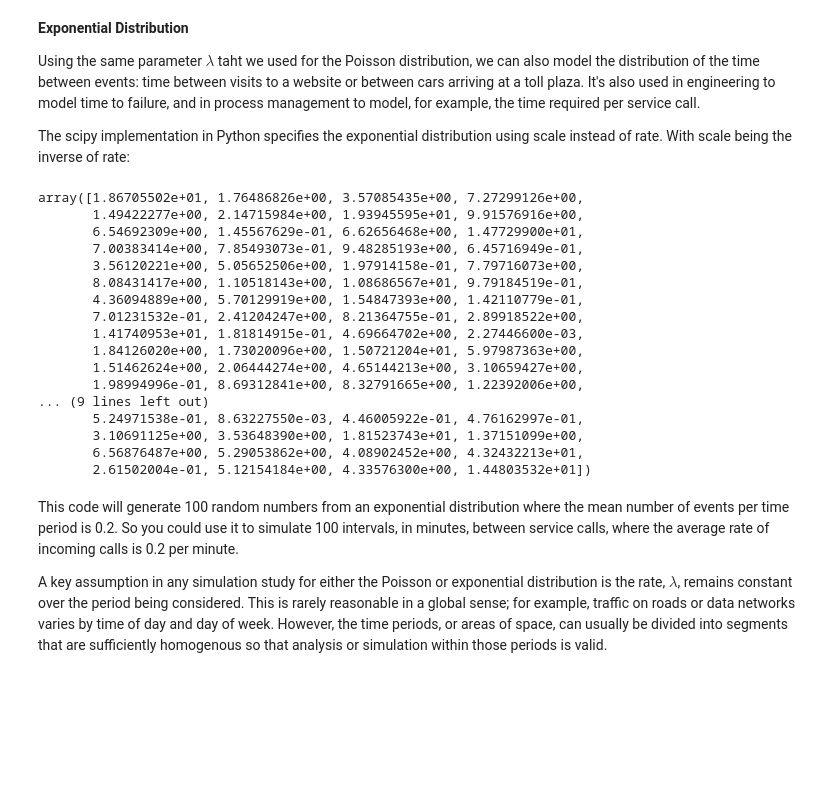
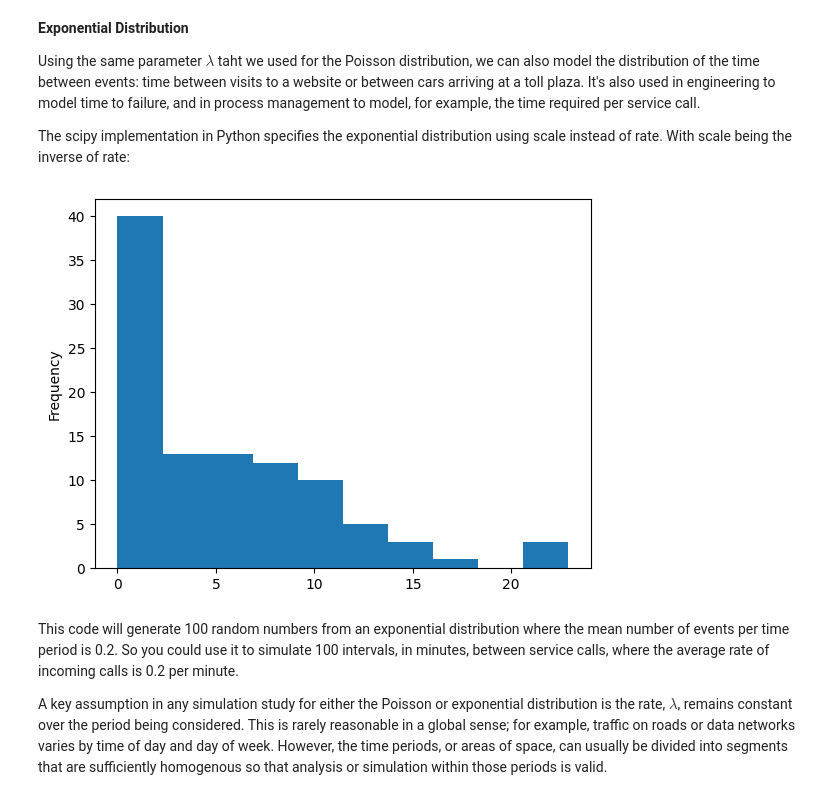
Before and after one commit to brian-vu-nguyen/practical_statistics_for_data_scientists, a Jupyter notebook: notebooks/chatper_2.ipynb, the cells around one changed output. Drawn from its saved outputs; the diff is of its cells as text; code cells hidden in the pictures; blank space fills up the shorter version.

```diff
--- a/notebooks/chatper_2.ipynb
+++ b/notebooks/chatper_2.ipynb
@@ -579,26 +578,12 @@ Using the same parameter $\lambda$ taht we used for the Poisson distribution, we
 
 The scipy implementation in Python specifies the exponential distribution using scale instead of rate. With scale being the inverse of rate:
 # %%
-stats.expon.rvs(scale=1/0.2, size=100)
-stats.expon.rvs(scale=5, size=100)
+# stats.expon.rvs(scale=1/0.2, size=100)
+sample = stats.expon.rvs(scale=5, size=100)
+pd.Series(sample).plot.hist()
+plt.show()
 # %% [output]
-array([1.86705502e+01, 1.76486826e+00, 3.57085435e+00, 7.27299126e+00,
-       1.49422277e+00, 2.14715984e+00, 1.93945595e+01, 9.91576916e+00,
-       6.54692309e+00, 1.45567629e-01, 6.62656468e+00, 1.47729900e+01,
-       7.00383414e+00, 7.85493073e-01, 9.48285193e+00, 6.45716949e-01,
-       3.56120221e+00, 5.05652506e+00, 1.97914158e-01, 7.79716073e+00,
-       8.08431417e+00, 1.10518143e+00, 1.08686567e+01, 9.79184519e-01,
-       4.36094889e+00, 5.70129919e+00, 1.54847393e+00, 1.42110779e-01,
-       7.01231532e-01, 2.41204247e+00, 8.21364755e-01, 2.89918522e+00,
-       1.41740953e+01, 1.81814915e-01, 4.69664702e+00, 2.27446600e-03,
-       1.84126020e+00, 1.73020096e+00, 1.50721204e+01, 5.97987363e+00,
-       1.51462624e+00, 2.06444274e+00, 4.65144213e+00, 3.10659427e+00,
-       1.98994996e-01, 8.69312841e+00, 8.32791665e+00, 1.22392006e+00,
-... (9 lines left out)
-       5.24971538e-01, 8.63227550e-03, 4.46005922e-01, 4.76162997e-01,
-       3.10691125e+00, 3.53648390e+00, 1.81523743e+01, 1.37151099e+00,
-       6.56876487e+00, 5.29053862e+00, 4.08902452e+00, 4.32432213e+01,
-       2.61502004e-01, 5.12154184e+00, 4.33576300e+00, 1.44803532e+01])
+[figure, added]
 # %% [markdown]
 This code will generate 100 random numbers from an exponential distribution where the mean number of events per time period is 0.2. So you could use it to simulate 100 intervals, in minutes, between service calls, where the average rate of incoming calls is 0.2 per minute.
 
```
Also changed, not shown: parts of 5 cells of this notebook.
